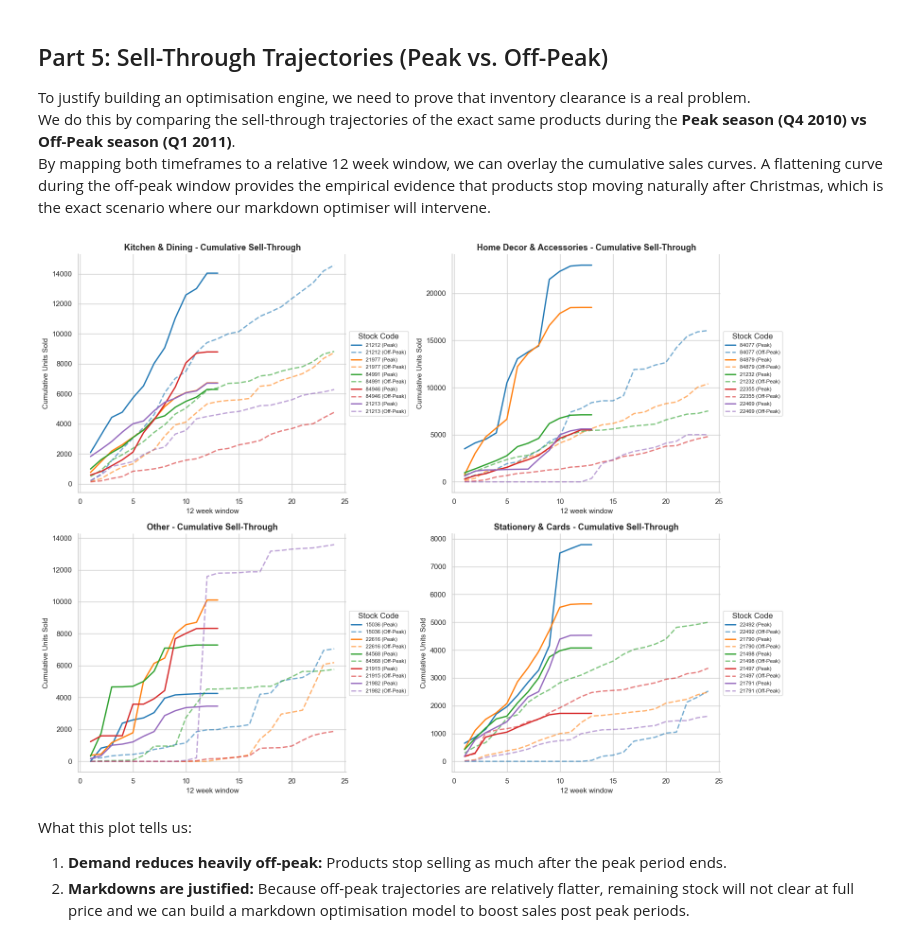
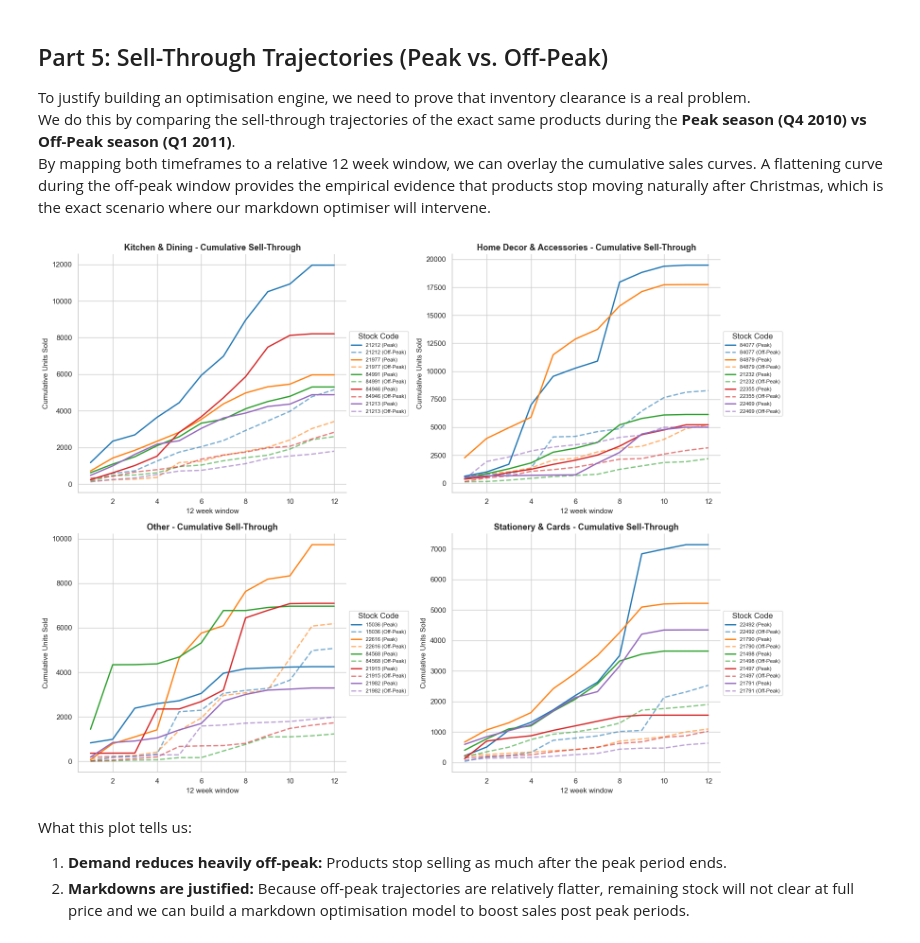
Before and after one commit to bhavyen-1001/retail-markdown-optimiser, a Jupyter notebook: notebooks/05_EDA_post_categorisation.ipynb, the cells around one changed output. Drawn from its saved outputs; the diff is of its cells as text; code cells hidden in the pictures.

Commit message:
adjusted for peak vs off-peak weeks in post segmentation EDA

```diff
--- a/notebooks/05_EDA_post_categorisation.ipynb
+++ b/notebooks/05_EDA_post_categorisation.ipynb
@@ -375,10 +375,10 @@ df['year_week'] = df['year'].astype(str) + '-' + df['week'].astype(str).str.zfil
 
 # 2. Define the two 13-week time windows
 # Peak: 2010 W40 to 2010 W52
-peak_weeks = [f"2010-{str(w).zfill(2)}" for w in range(40, 53)]
+peak_weeks = [f"2010-{str(w).zfill(2)}" for w in range(41, 53)]
 # Off-peak: 2010 W1 to 2010 W13, then 2011 W01 to 2011 W13
-offpeak_weeks = [f"2010-{str(w).zfill(2)}" for w in range(1, 13)] + \
-                [f"2011-{str(w).zfill(2)}" for w in range(1, 13)]
+offpeak_weeks = [f"2011-{str(w).zfill(2)}" for w in range(1, 13)] #+ \
+               # [f"2011-{str(w).zfill(2)}" for w in range(1, 13)]
 
 fig, axes = plt.subplots(2, 2, figsize=(16, 12))
 axes = axes.flatten()
@@ -394,34 +394,34 @@ for i, cat in enumerate(top_4_cats):
 
     # 4. Grab the top 5 highest-volume SKUs from that common pool
     top_skus = cat_df[cat_df['StockCode'].isin(common_skus)].groupby('StockCode')['Quantity'].sum().nlargest(5).index
 
     # Generate unique colours for the 5 SKUs
     colors = sns.color_palette("tab10", len(top_skus))
 
     for j, sku in enumerate(top_skus):
         sku_df = cat_df[cat_df['StockCode'] == sku]
 
         # Calculate Peak cumulative sum
         peak_data = sku_df[sku_df['year_week'].isin(peak_weeks)].groupby('year_week')['Quantity'].sum().reindex(peak_weeks, fill_value=0)
         ax.plot(range(1, len(peak_weeks) + 1), peak_data.cumsum(), color=colors[j], linestyle='-', linewidth=2, label=f"{sku} (Peak)")
 
         # Calculate Off-peak cumulative sum
         offpeak_data = sku_df[sku_df['year_week'].isin(offpeak_weeks)].groupby('year_week')['Quantity'].sum().reindex(offpeak_weeks, fill_value=0)
         ax.plot(range(1, len(offpeak_weeks) + 1), offpeak_data.cumsum(), color=colors[j], linestyle='--', linewidth=2, alpha=0.6, label=f"{sku} (Off-Peak)")
 
     ax.set_title(f"{cat} - Cumulative Sell-Through", fontsize=13, fontweight='bold')
     ax.set_xlabel("12 week window", fontsize=11)
     ax.set_ylabel("Cumulative Units Sold", fontsize=11)
 
     # Place legend outside the plot so it doesn't cover the lines
     ax.legend(title="Stock Code",fontsize=8, loc='center left', bbox_to_anchor=(1, 0.5))
 
 sns.despine()
 plt.tight_layout()
 plt.savefig('../outputs/figures/06_sell_through_trajectories.png')
 plt.show();
 # %% [output]
-[figure, old version]
+[figure, new version]
 # %% [markdown]
 What this plot tells us:
 <ol>
```
Also changed, not shown: 1 other file.
